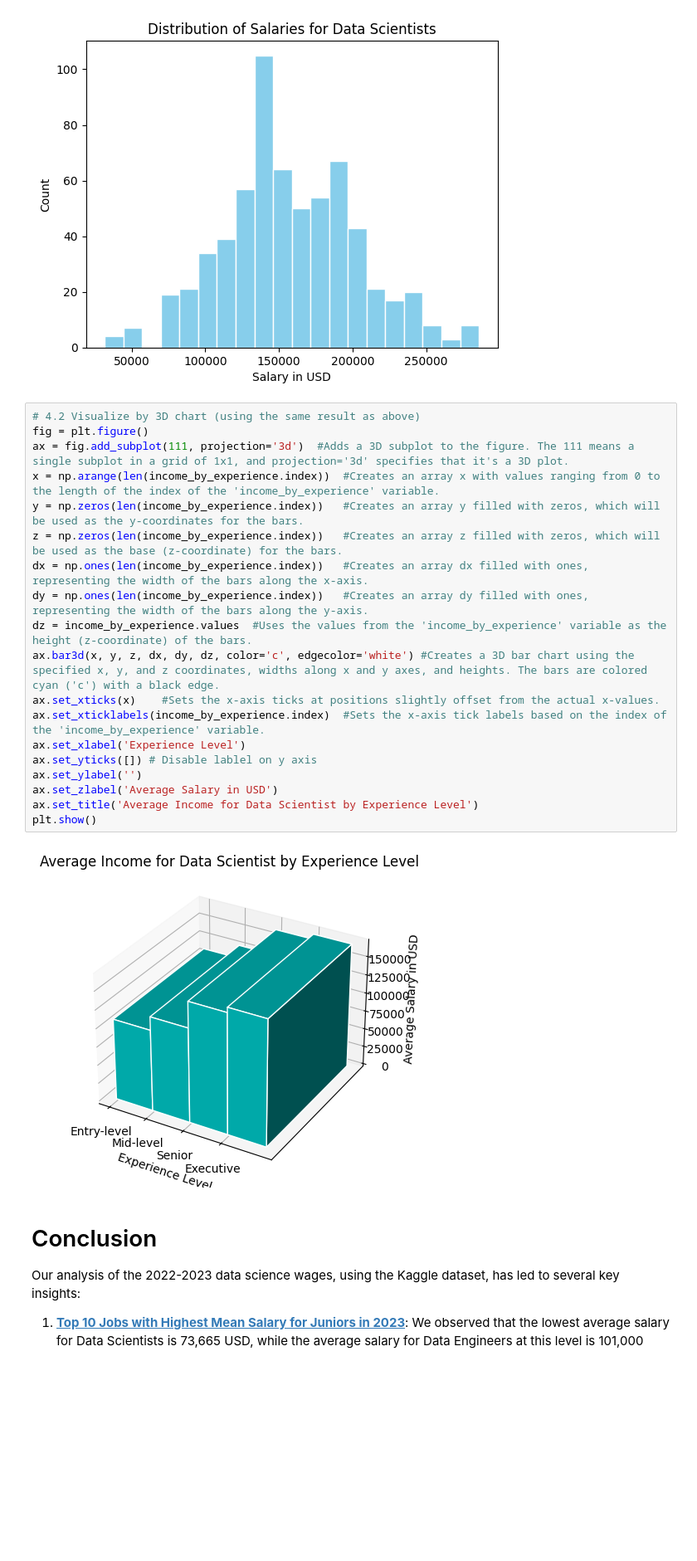
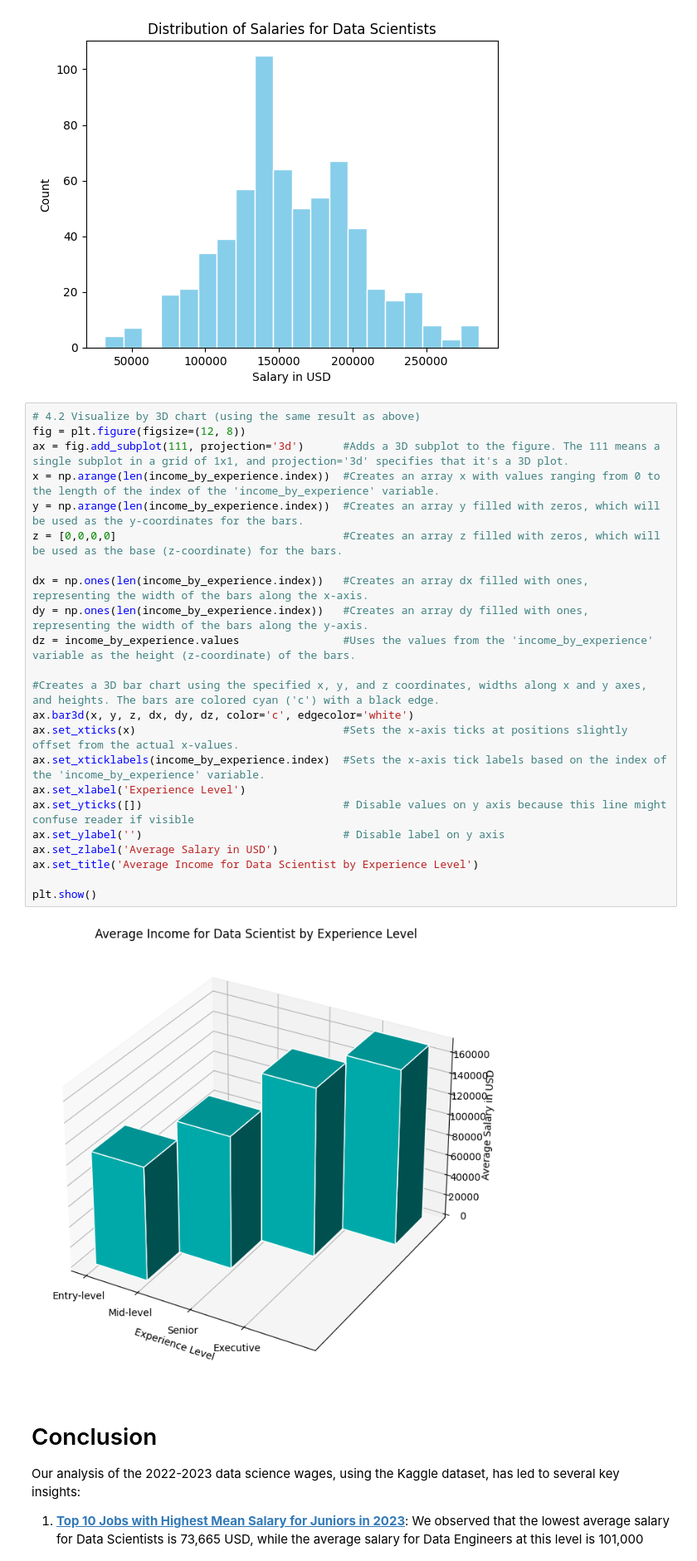
Before and after one commit to andylovecloud/Data, a Jupyter notebook: GroupHCDD.ipynb, the cells around one changed output. Shown at 83% size. Cells and saved outputs as stored; diff of their text form; blank space fills up the shorter version.

```diff
--- a/GroupHCDD.ipynb
+++ b/GroupHCDD.ipynb
@@ -745,25 +749,29 @@ plt.show()
 [figure]
 # %%
 # 4.2 Visualize by 3D chart (using the same result as above)
-fig = plt.figure()
-ax = fig.add_subplot(111, projection='3d')  #Adds a 3D subplot to the figure. The 111 means a single subplot in a grid of 1x1, and projection='3d' specifies that it's a 3D plot.
+fig = plt.figure(figsize=(12, 8))
+ax = fig.add_subplot(111, projection='3d')      #Adds a 3D subplot to the figure. The 111 means a single subplot in a grid of 1x1, and projection='3d' specifies that it's a 3D plot.
 x = np.arange(len(income_by_experience.index))  #Creates an array x with values ranging from 0 to the length of the index of the 'income_by_experience' variable.
-y = np.zeros(len(income_by_experience.index))   #Creates an array y filled with zeros, which will be used as the y-coordinates for the bars.
-z = np.zeros(len(income_by_experience.index))   #Creates an array z filled with zeros, which will be used as the base (z-coordinate) for the bars.
+y = np.arange(len(income_by_experience.index))  #Creates an array y filled with zeros, which will be used as the y-coordinates for the bars.
+z = [0,0,0,0]                                   #Creates an array z filled with zeros, which will be used as the base (z-coordinate) for the bars.
+
 dx = np.ones(len(income_by_experience.index))   #Creates an array dx filled with ones, representing the width of the bars along the x-axis.
 dy = np.ones(len(income_by_experience.index))   #Creates an array dy filled with ones, representing the width of the bars along the y-axis.
-dz = income_by_experience.values  #Uses the values from the 'income_by_experience' variable as the height (z-coordinate) of the bars.
-ax.bar3d(x, y, z, dx, dy, dz, color='c', edgecolor='white') #Creates a 3D bar chart using the specified x, y, and z coordinates, widths along x and y axes, and heights. The bars are colored cyan ('c') with a black edge.
-ax.set_xticks(x)    #Sets the x-axis ticks at positions slightly offset from the actual x-values.
+dz = income_by_experience.values                #Uses the values from the 'income_by_experience' variable as the height (z-coordinate) of the bars.
+
+#Creates a 3D bar chart using the specified x, y, and z coordinates, widths along x and y axes, and heights. The bars are colored cyan ('c') with a black edge.
+ax.bar3d(x, y, z, dx, dy, dz, color='c', edgecolor='white')
+ax.set_xticks(x)                                #Sets the x-axis ticks at positions slightly offset from the actual x-values.
 ax.set_xticklabels(income_by_experience.index)  #Sets the x-axis tick labels based on the index of the 'income_by_experience' variable.
 ax.set_xlabel('Experience Level')
-ax.set_yticks([]) # Disable lablel on y axis
-ax.set_ylabel('')
+ax.set_yticks([])                               # Disable values on y axis because this line might confuse reader if visible
+ax.set_ylabel('')                               # Disable label on y axis
 ax.set_zlabel('Average Salary in USD')
 ax.set_title('Average Income for Data Scientist by Experience Level')
+
 plt.show()
 # %% [output]
-[figure, old version]
+[figure, new version]
 # %% [markdown]
 
 # Conclusion
```
Also changed, not shown: parts of 6 cells of this notebook.
